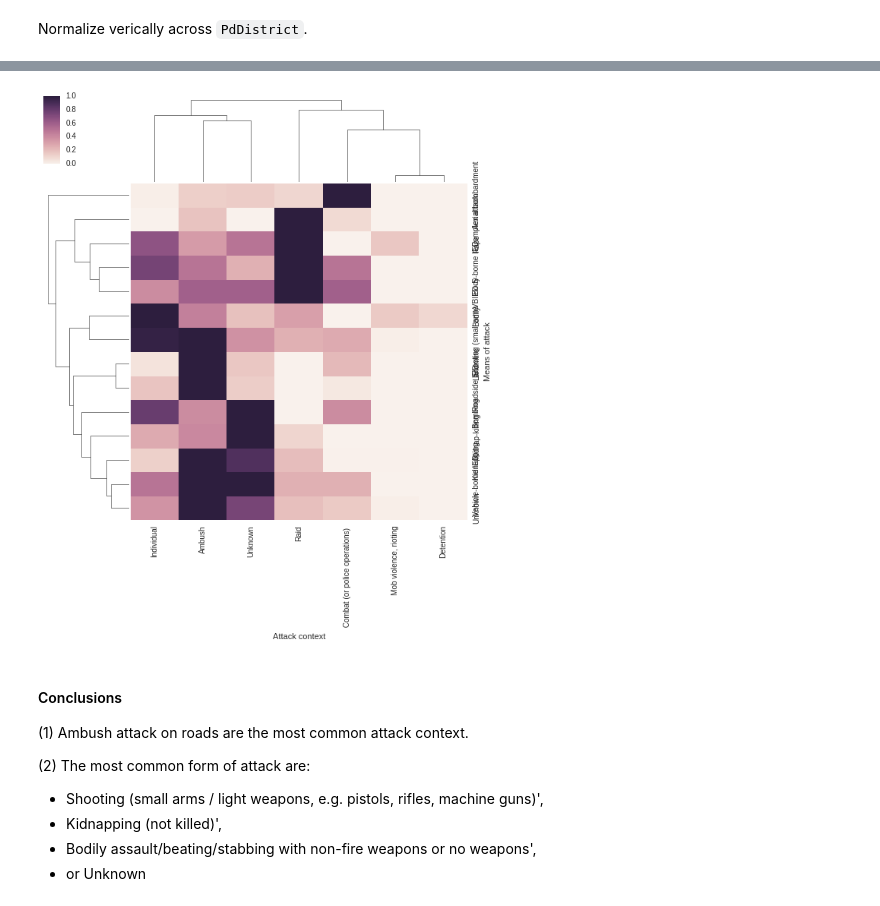
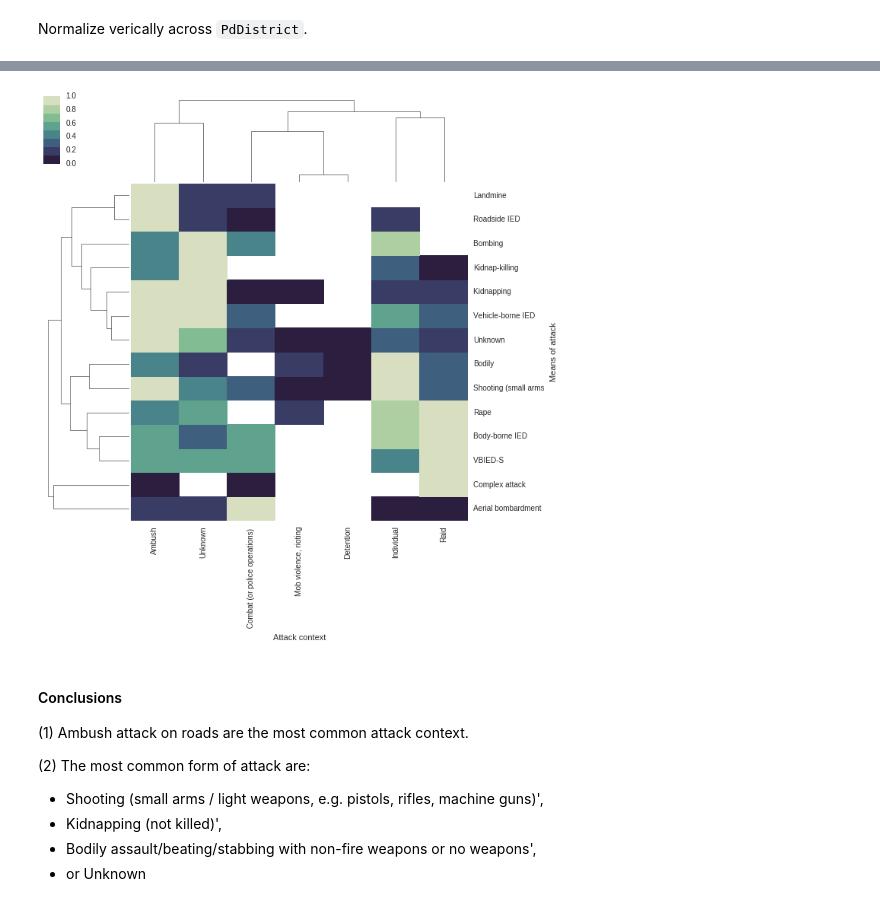
Before and after one commit to philippschw/Humanitarian_Security, a Jupyter notebook: Humanitarian Security Incidents_aidworkersecurity.org.ipynb, the cells around one changed output, grey strips where cells are left out. Saved outputs shown, nothing was run; the diff lists cells and outputs as text; code cells hidden in the pictures.

```diff
--- a/Humanitarian Security Incidents_aidworkersecurity.org.ipynb
+++ b/Humanitarian Security Incidents_aidworkersecurity.org.ipynb
@@ -237,5 +219,8 @@ def savefigure(path):
 # %% [markdown]
 ## 1. Initial basic data exploration
+# %%
+cs=sns.color_palette("cubehelix", 8)
+cs =sns.cubehelix_palette(8, start=.5, rot=-.75)
 # %%
 print df_incidents[df_incidents.Year == 2015]['Total killed'].sum()
 print df_incidents[df_incidents.Year == 2015]['Total wounded'].sum()
@@ -343,0 +308,2 @@ pp(dict(dic_location.items()))
+# %%
+mpl.rcParams['figure.figsize'] = (14.0, 5)
@@ -376,0 +378,2 @@ sns.clustermap(t,standard_scale=0);
+# %%
+cmap = mpl.colors.ListedColormap(cs[::-1])
@@ -377,8 +386,9 @@ sns.clustermap(t,standard_scale=0);
 # %%
 t=cluster_2_column(df_incidents,0, x='Attack context', y= 'Means of attack')
-sns.clustermap(t,standard_scale=0);
+cg = sns.clustermap(t,standard_scale=0, cmap=cmap, mask=(t==0))
+plt.setp(cg.ax_heatmap.yaxis.get_majorticklabels(), rotation=0);
 # %% [output]
-[figure, old version]
+[figure, new version]
 # %% [markdown]
 #### Conclusions
 
```
Also changed, not shown: parts of 37 cells of this notebook, 5 other files.
